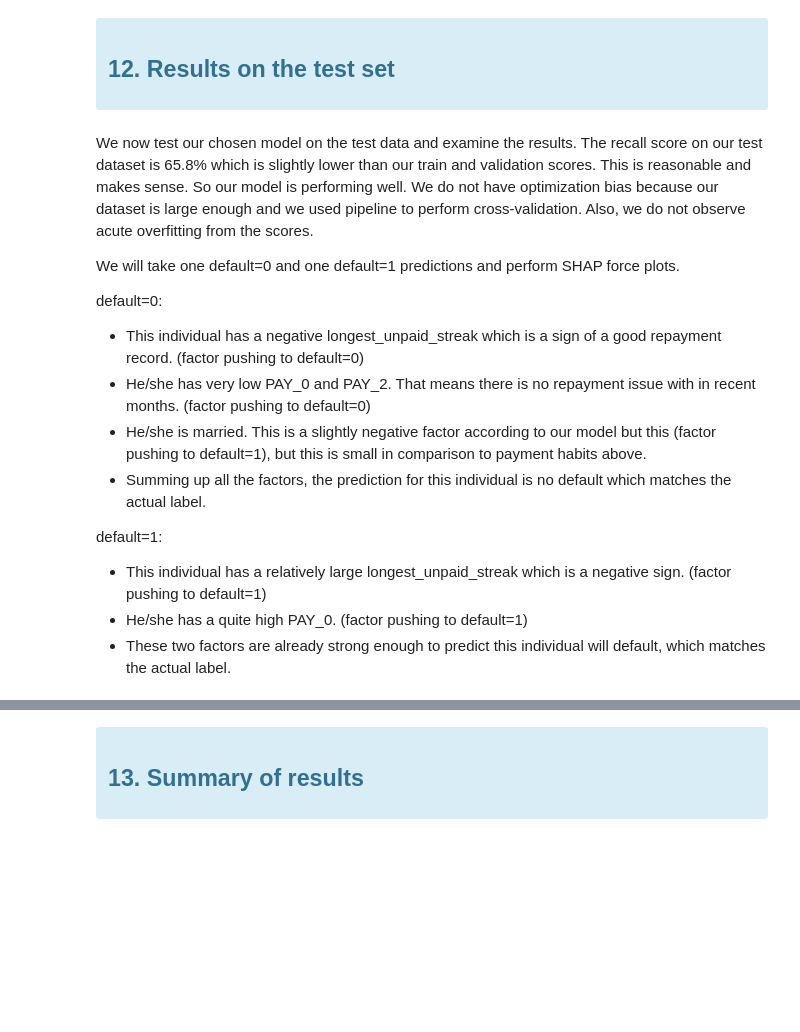
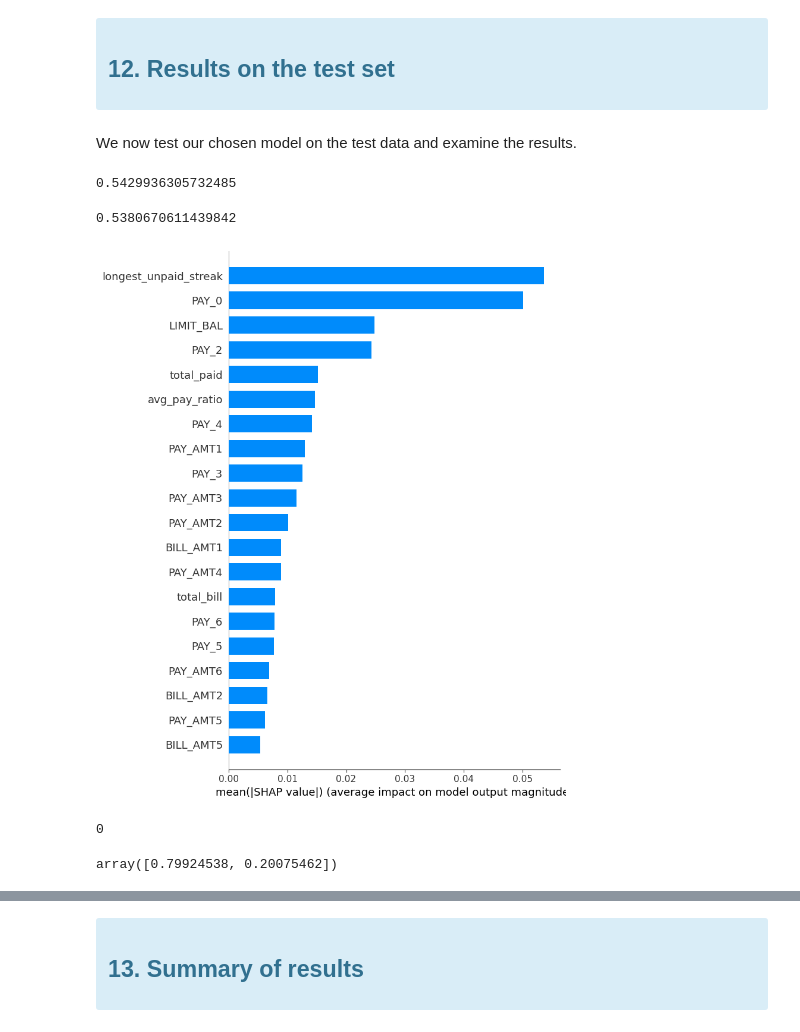
Before and after one commit to robindhillon1/creditcard_default, a Jupyter notebook: cc_default.ipynb, the cells around one changed output, grey strips where cells are left out. Drawn from its saved outputs; the diff is of its cells as text; code cells hidden in the pictures; blank space fills up the shorter version.

Commit message:
finalized models, fixed errors.

```diff
--- a/cc_default.ipynb
+++ b/cc_default.ipynb
@@ -1152,27 +1146,22 @@ It appears that SHAP values agree with the eli5 values, especially the first 6 f
 
 ## 12. Results on the test set <a name="12"></a>
 # %% [markdown]
-We now test our chosen model on the test data and examine the results. The recall score on our test dataset is 65.8% which is slightly lower than our train and validation scores. This is reasonable and makes sense. So our model is performing well. We do not have optimization bias because our dataset is large enough and we used pipeline to perform cross-validation. Also, we do not observe acute overfitting from the scores.
-
-We will take one default=0 and one default=1 predictions and perform SHAP force plots.
-
-default=0:
-- This individual has a negative longest_unpaid_streak which is a sign of a good repayment record. (factor pushing to default=0)
-- He/she has very low PAY_0 and PAY_2. That means there is no repayment issue with in recent months. (factor pushing to default=0)
-- He/she is married. This is a slightly negative factor according to our model but this (factor pushing to default=1), but this is small in comparison to payment habits above.
-- Summing up all the factors, the prediction for this individual is no default which matches the actual label.
-
-default=1:
-- This individual has a relatively large longest_unpaid_streak which is a negative sign. (factor pushing to default=1)
-- He/she has a quite high PAY_0. (factor pushing to default=1)
-- These two factors are already strong enough to predict this individual will default, which matches the actual label.
+We now test our chosen model on the test data and examine the results.
 # %%
-from sklearn.metrics import recall_score
-
-recall_score(y_test, averaged_model.predict(X_test))
+recall_score(y_test, random_search_RF.predict(X_test))
+# %% [output]
+0.5429936305732485
+# %%
+f1_score(y_test, random_search_RF.predict(X_test))
+# %% [output]
+0.5380670611439842
 # %%
-lgbm_explainer = shap.TreeExplainer(random_search_LGBM.best_estimator_.named_steps["lgbmclassifier"])
-X_test_transformed = pd.DataFrame(data = preprocessor.transform(X_test)[:,indices],
+rf_shap = shap.TreeExplainer(random_search_RF.best_estimator_.named_steps["randomforestclassifier"])
+X_test_transformed = pd.DataFrame(data = preprocessor.transform(X_test),
                                    columns = feature_names,
                                    index=X_test.index)
-test_lgbm_shap_values = lgbm_explainer.shap_values(X_test_transformed)
+test_shap = rf_shap.shap_values(X_test_transformed)
+
+shap.summary_plot(test_shap[1], X_test_transformed, plot_type = 'bar')
+# %% [output]
+[figure, added]
@@ -1189,8 +1176,12 @@ X_test_transformed.iloc[ex_defaultN_index]
 # %%
-# hard prediction
-random_search_LGBM.best_estimator_.named_steps["lgbmclassifier"].predict(X_test_transformed)[ex_defaultN_index]
+# hard prediction on a negative example
+random_search_RF.best_estimator_.named_steps["randomforestclassifier"].predict(X_test_transformed)[ex_defaultN_index]
+# %% [output]
+0
 # %%
-# predict_proba
-random_search_LGBM.best_estimator_.named_steps["lgbmclassifier"].predict_proba(X_test_transformed)[ex_defaultN_index]
+# predict_proba on a negative example
+random_search_RF.best_estimator_.named_steps["randomforestclassifier"].predict_proba(X_test_transformed)[ex_defaultN_index]
+# %% [output]
+array([0.79924538, 0.20075462])
 # %%
 shap.force_plot(
```
Also changed, not shown: parts of 33 cells of this notebook.
